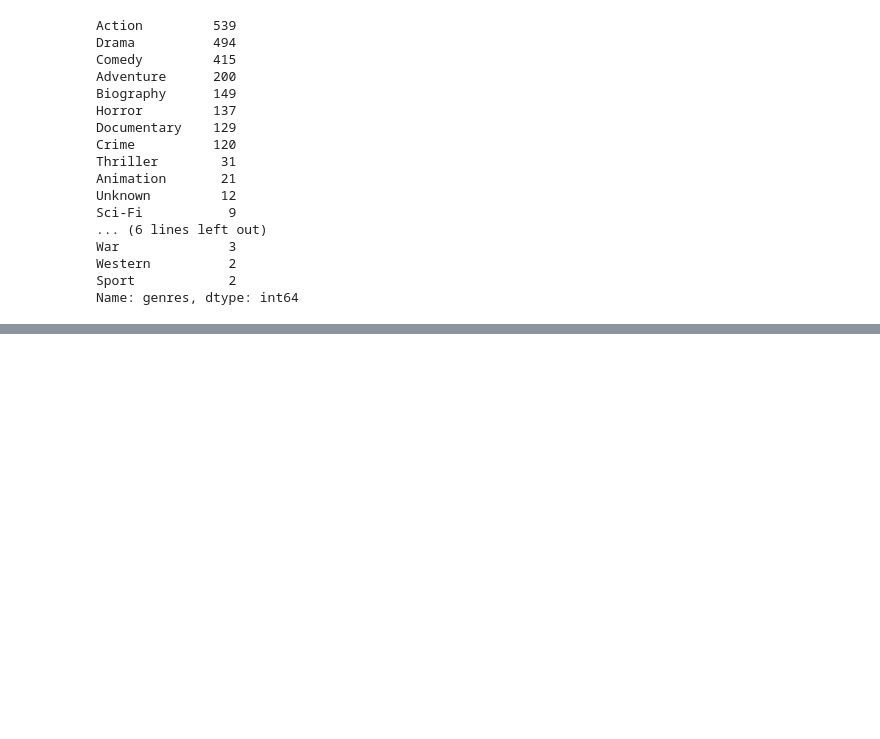
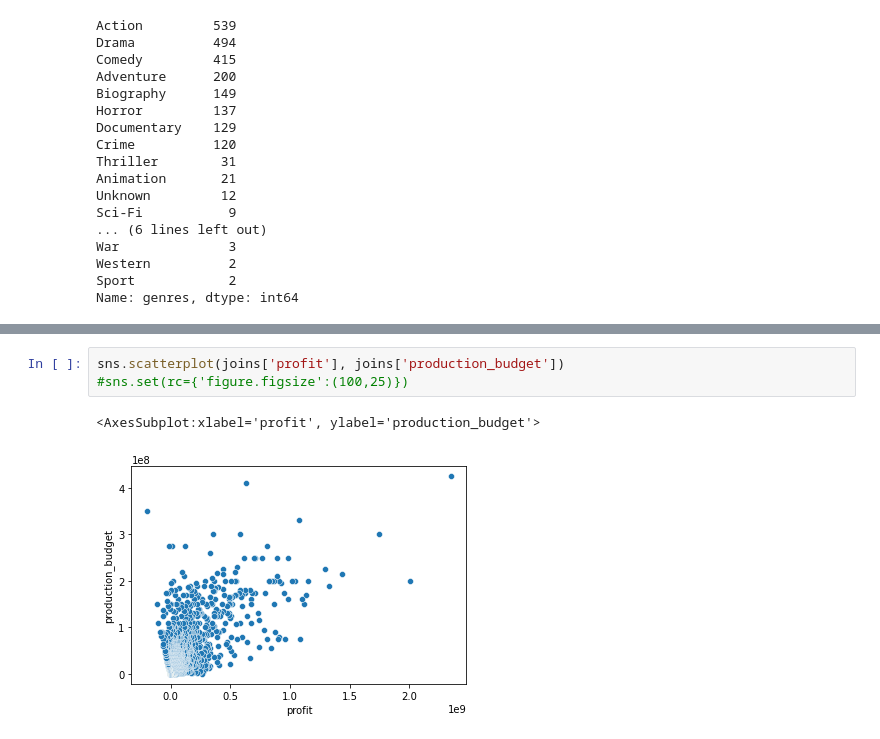
Before and after one commit to zmtillery/group-5-0206, a Jupyter notebook: notebooks/cole/cole.ipynb, the cells around one changed output, grey strips where cells are left out. Cells and saved outputs as stored; diff of their text form; blank space fills up the shorter version.

```diff
--- a/notebooks/cole/cole.ipynb
+++ b/notebooks/cole/cole.ipynb
@@ -477,0 +508,6 @@ Name: director, Length: 1783, dtype: int64
+# %%
+sns.scatterplot(joins['profit'], joins['production_budget'])
+#sns.set(rc={'figure.figsize':(100,25)})
+# %% [output]
+<AxesSubplot:xlabel='profit', ylabel='production_budget'>
+[figure, added]
```
Also changed, not shown: parts of 13 cells of this notebook.
